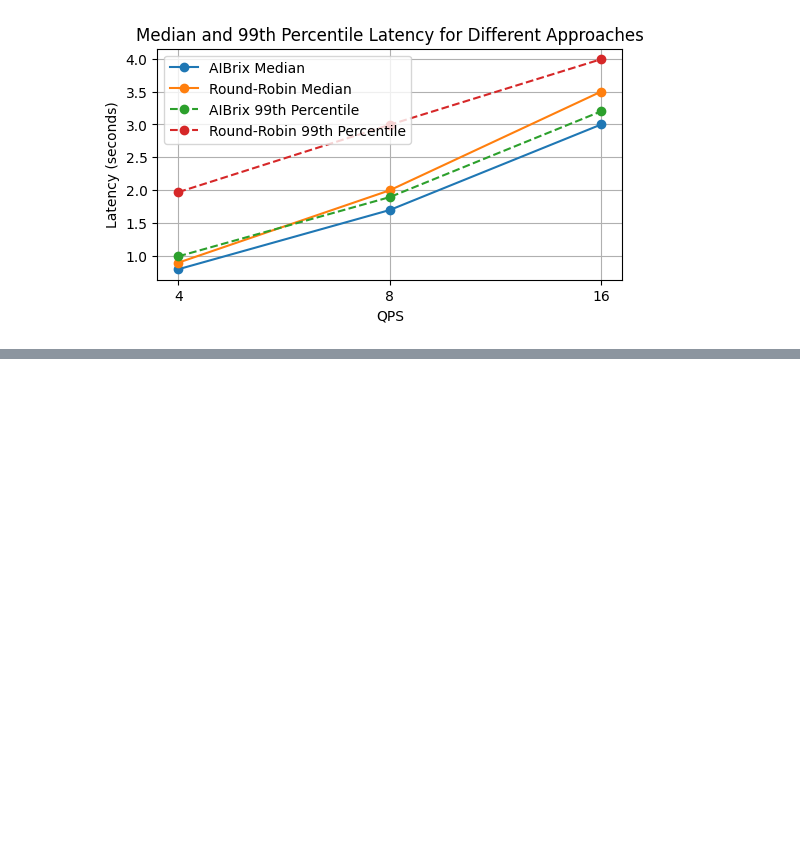
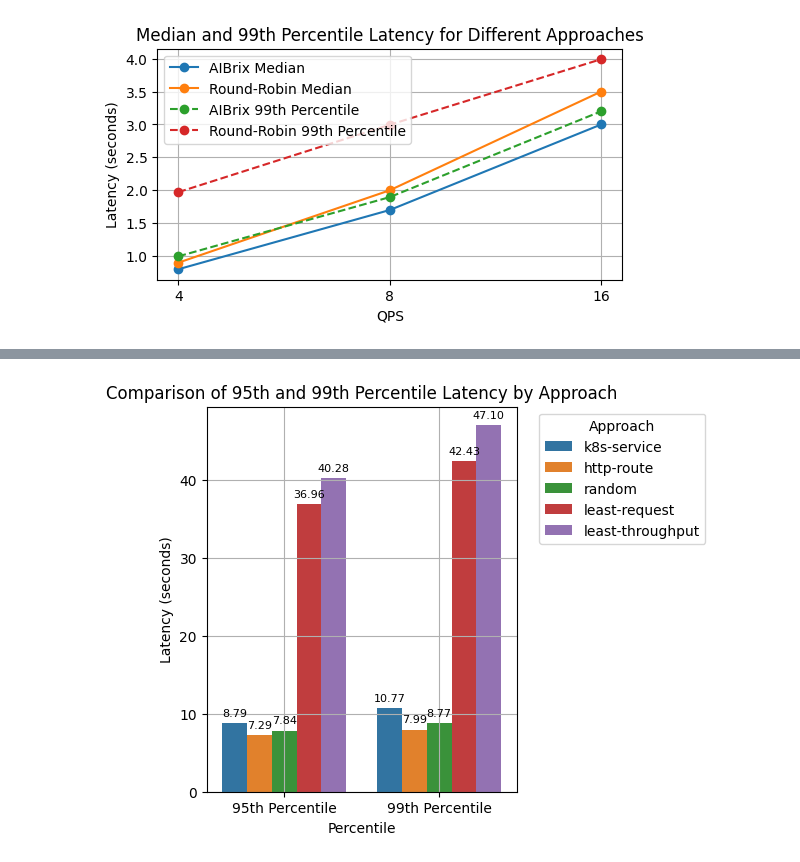
Before and after one commit to zhangjyr/aibrix, a Jupyter notebook: benchmarks/plot/aibrix0.1-routing.ipynb, the cells around one changed output, grey strips where cells are left out. Saved outputs shown, nothing was run; the diff lists cells and outputs as text; code cells hidden in the pictures; blank space fills up the shorter version.

```diff
--- a/benchmarks/plot/aibrix0.1-routing.ipynb
+++ b/benchmarks/plot/aibrix0.1-routing.ipynb
@@ -237,3 +262,78 @@ plt.show()
+# %%
+import os
+import json
+import numpy as np
+import pandas as pd
+import matplotlib.pyplot as plt
+import seaborn as sns
+from glob import glob
+
+# Directory containing the .jsonl files
+directory = 'gateway-routing-benchmark-result'  # change this to the actual folder path
+
+# List to store all latency data with their corresponding approach
+latency_data = []
+
+# Define the specific order you want for the approaches
+approach_order = ['k8s-service', 'http-route', 'random', 'least-request', 'least-throughput']  # Modify this list based on your desired order
+
+# Read all .jsonl files and extract latencies
+for file_path in glob(os.path.join(directory, '*.jsonl')):
+    # Extract the approach name from the file name
+    file_name = os.path.basename(file_path)
+    approach = file_name.split('.')[0]  # Everything before .jsonl is the approach name
+
+    # Read the file and extract latencies
+    with open(file_path, 'r') as f:
+        for line in f:
+            result = json.loads(line)
+            latency = result['latency']
+            latency_data.append({'Approach': approach, 'Latency': latency})
+
+# Convert the list of dictionaries to a DataFrame
+df = pd.DataFrame(latency_data)
+
+# Ensure the 'Approach' column is a categorical dtype with the specified order
+df['Approach'] = pd.Categorical(df['Approach'], categories=approach_order, ordered=True)
+
+# Calculate the 95th and 99th percentiles for each approach
+percentiles = df.groupby('Approach')['Latency'].quantile([0.95, 0.99]).unstack()
+
+# Rename columns for clarity
+percentiles.columns = ['95th Percentile', '99th Percentile']
+
+# Reset the index to make 'Approach' a column again
+percentiles = percentiles.reset_index()
+
+# Melt the DataFrame for easier plotting with seaborn
+melted_percentiles = pd.melt(percentiles, id_vars=['Approach'], value_vars=['95th Percentile', '99th Percentile'],
+                             var_name='Percentile', value_name='Latency')
+
+# Order the melted DataFrame for grouped bar plot
+melted_percentiles['Percentile'] = pd.Categorical(melted_percentiles['Percentile'], categories=['95th Percentile', '99th Percentile'], ordered=True)
+melted_percentiles = melted_percentiles.sort_values(['Percentile', 'Approach'])
+
+# Plot the grouped bar plot
+plt.figure(figsize=(4, 5))
+ax = sns.barplot(data=melted_percentiles, x='Percentile', y='Latency', hue='Approach')
+
+# Add the actual values on each bar
+for p in ax.patches:
+    if p.get_height() == 0:
+        continue
+    ax.annotate(f"{p.get_height():.2f}",
+                (p.get_x() + p.get_width() / 2., p.get_height()),
+                ha='center', va='baseline',
+                fontsize=8, color='black', xytext=(0, 5), textcoords='offset points')
+
+plt.xlabel('Percentile')
+plt.ylabel('Latency (seconds)')
+plt.title('Comparison of 95th and 99th Percentile Latency by Approach')
+plt.grid(True)
+plt.legend(title='Approach', bbox_to_anchor=(1.05, 1), loc='upper left')
+plt.show()
+# %% [output]
+[figure, added]
 # %%
 import os
 import json
```
Also changed, not shown: parts of 4 cells of this notebook, 1 other file.
